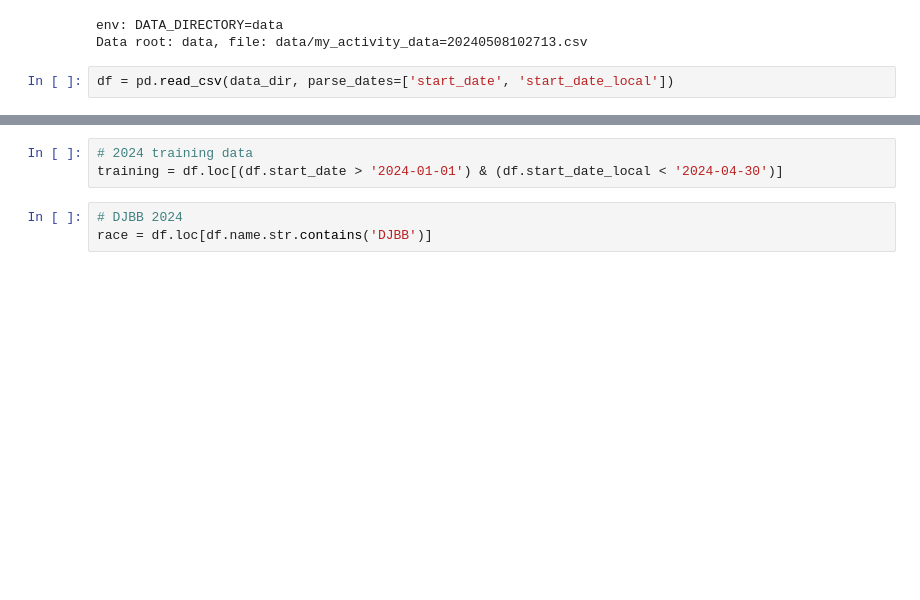
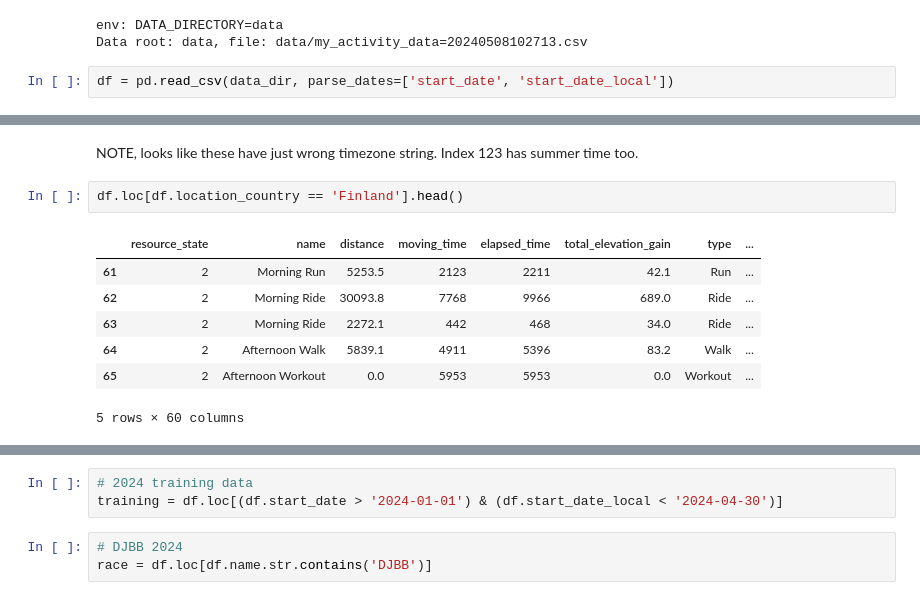
Before and after one commit to ahtonen/djbb2024, a Jupyter notebook: training.ipynb, the cells around one changed output, grey strips where cells are left out. Drawn from its saved outputs; the diff is of its cells as text; blank space fills up the shorter version.

```diff
--- a/training.ipynb
+++ b/training.ipynb
@@ -59,0 +144,12 @@ df = pd.read_csv(data_dir, parse_dates=['start_date', 'start_date_local'])
+# %% [markdown]
+NOTE, looks like these have just wrong timezone string. Index 123 has summer time too.
+# %%
+df.loc[df.location_country == 'Finland'].head()
+# %% [output]
+|  | resource_state | name | distance | moving_time | elapsed_time | total_elevation_gain | type | ... |
+| 61 | 2 | Morning Run | 5253.5 | 2123 | 2211 | 42.1 | Run | ... |
+| 62 | 2 | Morning Ride | 30093.8 | 7768 | 9966 | 689.0 | Ride | ... |
+| 63 | 2 | Morning Ride | 2272.1 | 442 | 468 | 34.0 | Ride | ... |
+| 64 | 2 | Afternoon Walk | 5839.1 | 4911 | 5396 | 83.2 | Walk | ... |
+| 65 | 2 | Afternoon Workout | 0.0 | 5953 | 5953 | 0.0 | Workout | ... |
+5 rows × 60 columns
```
Also changed, not shown: parts of 27 cells of this notebook, 1 other file.
